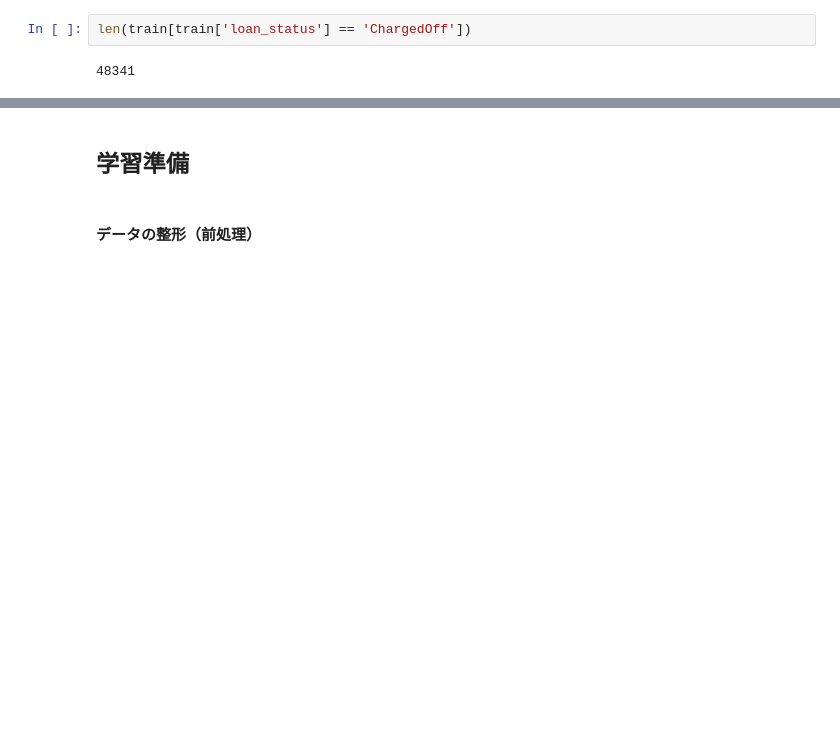
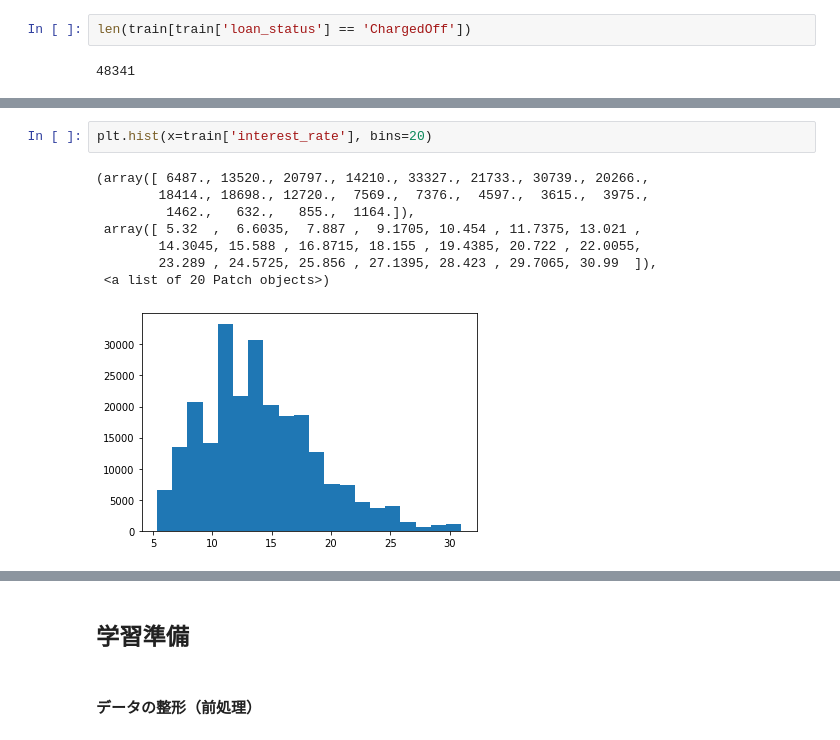
Before and after one commit to RandyGen/SIGNATE_Beginner3, a Jupyter notebook: Beginner3_20210725/model.ipynb, the cells around one changed output, grey strips where cells are left out. Cells and saved outputs as stored; diff of their text form; blank space fills up the shorter version.

```diff
--- a/Beginner3_20210725/model.ipynb
+++ b/Beginner3_20210725/model.ipynb
@@ -99,0 +135,11 @@ len(train[train['loan_status'] == 'ChargedOff'])
+# %%
+plt.hist(x=train['interest_rate'], bins=20)
+# %% [output]
+(array([ 6487., 13520., 20797., 14210., 33327., 21733., 30739., 20266.,
+        18414., 18698., 12720.,  7569.,  7376.,  4597.,  3615.,  3975.,
+         1462.,   632.,   855.,  1164.]),
+ array([ 5.32  ,  6.6035,  7.887 ,  9.1705, 10.454 , 11.7375, 13.021 ,
+        14.3045, 15.588 , 16.8715, 18.155 , 19.4385, 20.722 , 22.0055,
+        23.289 , 24.5725, 25.856 , 27.1395, 28.423 , 29.7065, 30.99  ]),
+ <a list of 20 Patch objects>)
+[figure, added]
```
Also changed, not shown: parts of 32 cells of this notebook.
